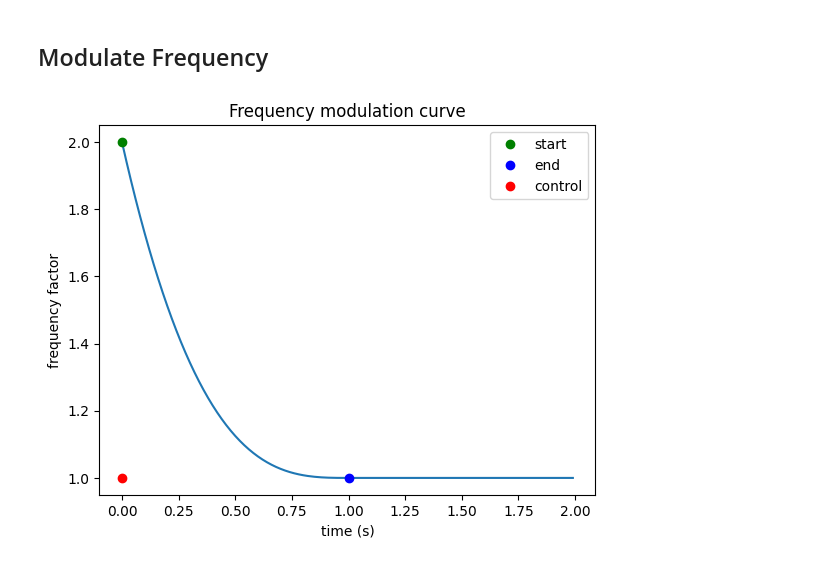
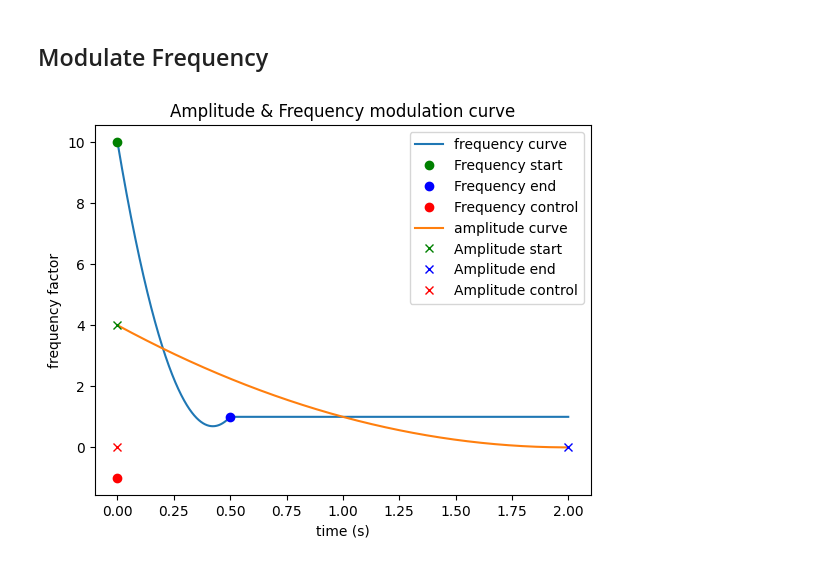
Before and after one commit to Minigrim0/rustic, a Jupyter notebook: dev/Drum.ipynb, the cells around one changed output. Cells and saved outputs as stored; diff of their text form; code cells hidden in the pictures.

```diff
--- a/dev/Drum.ipynb
+++ b/dev/Drum.ipynb
@@ -8,3 +9,6 @@ from utils import generate_wave, generate_bezier, time_scale
 # %% [markdown]
 ## Start with a triangle wave
+# %%
+DURATION = 2.0
+SAMPLE_RATE = 2000.0
 # %%
@@ -20,17 +24,38 @@ Text(0.5, 0, 'time (s)')
 # %% [markdown]
 ## Modulate Frequency
 # %%
-fm_modulation = lambda x: generate_bezier(x, _from=2.0, to=1.0, duration=1.0, control=(0.0, 1.0))
+freq_from = 10.0
+freq_to = 1.0
+freq_duration = 0.5
+freq_control = (0.0, -1.0)
+
+ampl_from = 4.0
+ampl_to = 0.0
+ampl_duration = 2.0
+ampl_control = (0.0, 0.0)
+
+freq_modulation = lambda x: generate_bezier(x, _from=freq_from, to=freq_to, duration=freq_duration, control=freq_control)
+ampl_modulation = lambda x: generate_bezier(x, _from=ampl_from, to=ampl_to, duration=ampl_duration, control=ampl_control)
+
+nsamples = int(DURATION * SAMPLE_RATE)
 # %%
-example_signal = [fm_modulation(x / 100) for x in range(200)]
-plt.plot([x / 100 for x in range(200)], example_signal)
-plt.plot(0.0, 2.0, "go", label="start")
-plt.plot(1.0, 1.0, "bo", label="end")
-plt.plot(0.0, 1.0, "ro", label="control")
+frequency_curve = [freq_modulation(x / SAMPLE_RATE) for x in range(nsamples)]
+plt.plot([x / SAMPLE_RATE for x in range(nsamples)], frequency_curve, label="frequency curve")
+plt.plot(0.0, freq_from, "go", label="Frequency start")
+plt.plot(freq_duration, freq_to, "bo", label="Frequency end")
+plt.plot(freq_control[0], freq_control[1], "ro", label="Frequency control")
+
+amplitude_curve = [ampl_modulation(x / SAMPLE_RATE) for x in range(nsamples)]
+plt.plot([x / SAMPLE_RATE for x in range(nsamples)], amplitude_curve, label="amplitude curve")
+plt.plot(0.0, ampl_from, "gx", label="Amplitude start")
+plt.plot(ampl_duration, ampl_to, "bx", label="Amplitude end")
+plt.plot(ampl_control[0], ampl_control[1], "rx", label="Amplitude control")
+
 plt.legend()
-plt.title("Frequency modulation curve")
+
+plt.title("Amplitude & Frequency modulation curve")
 plt.ylabel("frequency factor")
 plt.xlabel("time (s)")
 plt.show()
 # %% [output]
-[figure, old version]
+[figure, new version]
```
Also changed, not shown: parts of 4 cells of this notebook, 9 other files.
